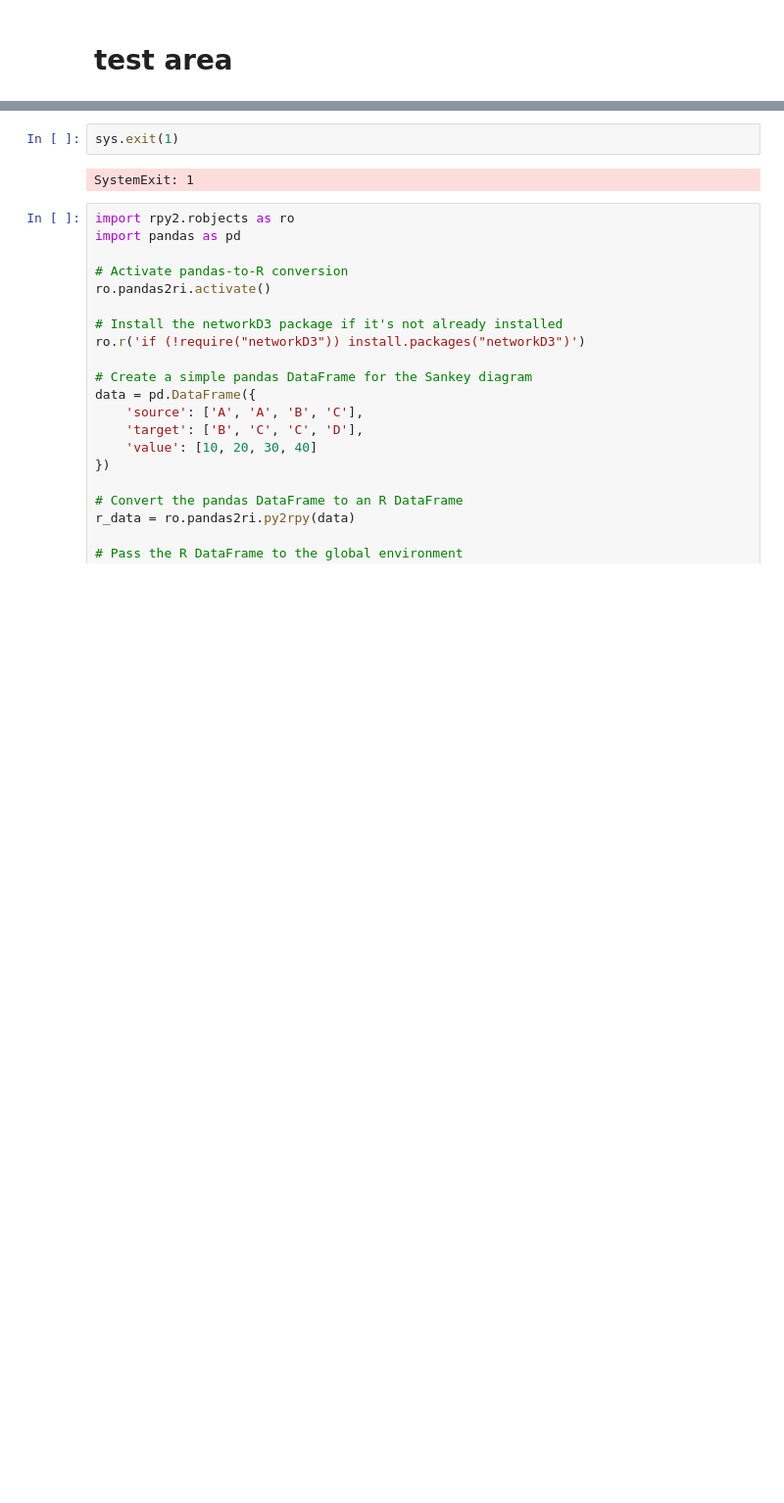
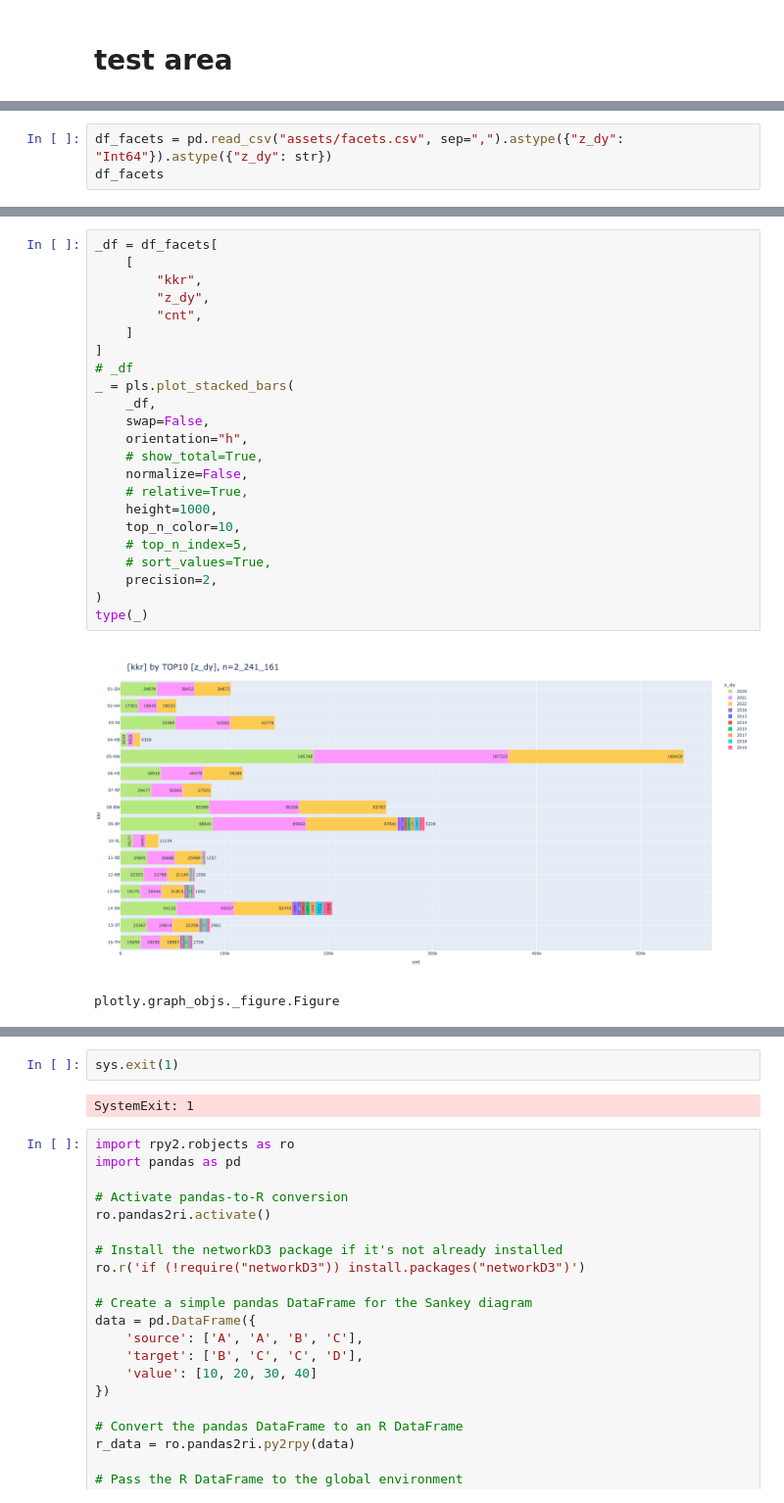
Before and after one commit to smeisegeier/pandas-plots, a Jupyter notebook: src/test.ipynb, the cells around one changed output, grey strips where cells are left out. Shown: that part at 98% size. Cells and saved outputs as stored; diff of their text form; blank space fills up the shorter version.

```diff
--- a/src/test.ipynb
+++ b/src/test.ipynb
@@ -40,0 +24,3 @@ _=pls.plot_stacked_bars(
+# %%
+df_facets = pd.read_csv("assets/facets.csv", sep=",").astype({"z_dy": "Int64"}).astype({"z_dy": str})
+df_facets
@@ -41 +41,27 @@ _=pls.plot_stacked_bars(
+# %%
+_df = df_facets[
+    [
+        "kkr",
+        "z_dy",
+        "cnt",
+    ]
+]
+# _df
+_ = pls.plot_stacked_bars(
+    _df,
+    swap=False,
+    orientation="h",
+    # show_total=True,
+    normalize=False,
+    # relative=True,
+    height=1000,
+    top_n_color=10,
+    # top_n_index=5,
+    # sort_values=True,
+    precision=2,
+)
+type(_)
+# %% [output]
+[figure, added]
+plotly.graph_objs._figure.Figure
 # %%
```
Also changed, not shown: parts of 4 cells of this notebook, 2 other files.
